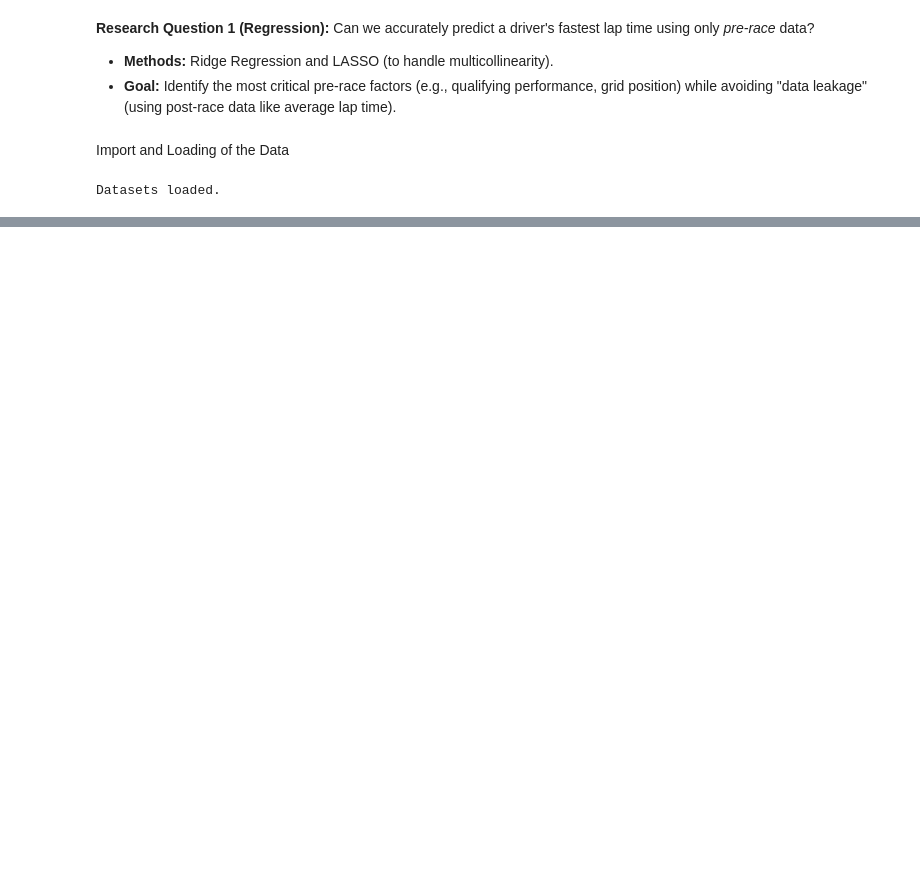
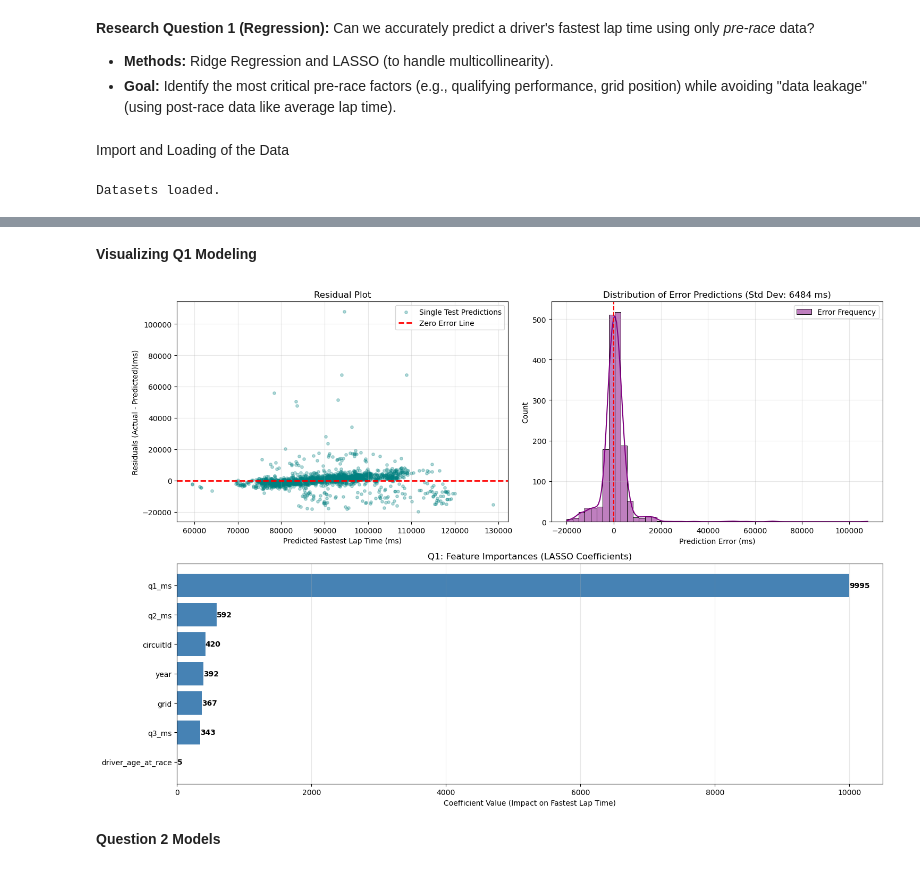
Before and after one commit to shehzanwar/DMSL7406, a Jupyter notebook: Project/f1_proj.ipynb, the cells around one changed output, grey strips where cells are left out. Saved outputs shown, nothing was run; the diff lists cells and outputs as text; code cells hidden in the pictures; blank space fills up the shorter version.

```diff
--- a/Project/f1_proj.ipynb
+++ b/Project/f1_proj.ipynb
@@ -29,7 +29,9 @@ for file in filepath:
     f1_dfs[df_name] = pd.read_csv(file)
 print("Datasets loaded.")
 
-cv5 = KFold(n_splits=5, shuffle=True, random_state=7604) # 5-fold cross-validation
+rand_st = 7604 # random state for reproducibility
+
+cv5 = KFold(n_splits=5, shuffle=True, random_state=rand_st) # 5-fold cross-validation
 # %% [output]
 Datasets loaded.
 # %% [markdown]
@@ -82,0 +176,53 @@ print("Master DataFrame created.")
+# %% [markdown]
+**Visualizing Q1 Modeling**
+# %%
+y1_pred = lasso_model.predict(X_test_scaled)
+residuals = y1_test - y1_pred
+
+plt.figure(figsize=(15, 10))
+
+# Setting up subplots
+# Residual Plot
+plt.subplot(2, 2, 1)
+plt.scatter(y1_pred, residuals, alpha=0.3, color='teal', s=15, label='Single Test Predictions')
+plt.axhline(y=0, color='red', linestyle='--', linewidth=2, label='Zero Error Line')
+plt.xlabel('Predicted Fastest Lap Time (ms)')
+plt.ylabel('Residuals (Actual - Predicted)(ms)')
+plt.title('Residual Plot')
+plt.legend()
+plt.grid(True, alpha=0.3)
+
+# Error Distribution
+plt.subplot(2, 2, 2)
+sns.histplot(residuals, kde=True, color='purple', bins=50, label='Error Frequency')
+plt.xlabel('Prediction Error (ms)')
+plt.title(f'Distribution of Error (Std Dev: {np.std(residuals):.0f} ms)')
+plt.axvline(x=0, color='red', linestyle='--')
+plt.legend()
+plt.grid(True, alpha=0.3)
+
+# LASSO Coefficients (Feature Importance)
+nonzero_coefs = coefs[coefs['AbsCoef'] > 0].sort_values(by='AbsCoef', ascending=True)
+plt.subplot(2, 1, 2)
+bars = plt.barh(nonzero_coefs['Feature'], nonzero_coefs['Coef'], color='steelblue', label='LASSO Coefficient')
+for bar in bars:
+    width = bar.get_width()
+    plt.text(
+        width,
+        bar.get_y() + bar.get_height() / 2,
+        f'{int(width)}',
+        va='center',
+        ha='left',
+        fontsize=10,
+        color='black',
+        fontweight='bold'
+    )
+plt.title("Q1: Feature Importances (LASSO Coefficients)")
+plt.xlabel('Coefficient Value (Impact on Fastest Lap Time)')
+plt.grid(axis='x', alpha=0.3)
+plt.tight_layout()
+plt.show()
+# %% [output]
+[figure, added]
+# %% [markdown]
+**Question 2 Models**
```
Also changed, not shown: parts of 9 cells of this notebook, 2 other files.
